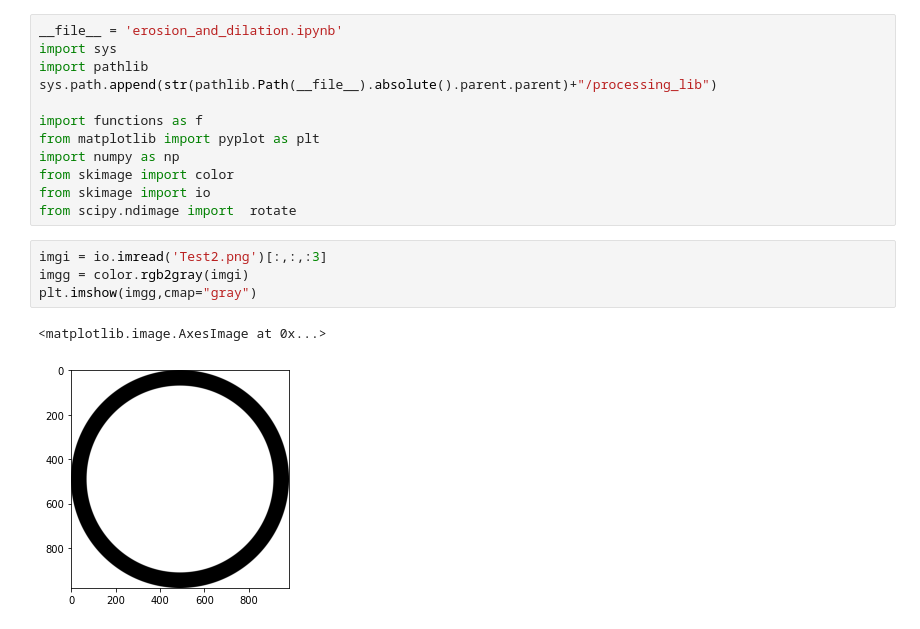
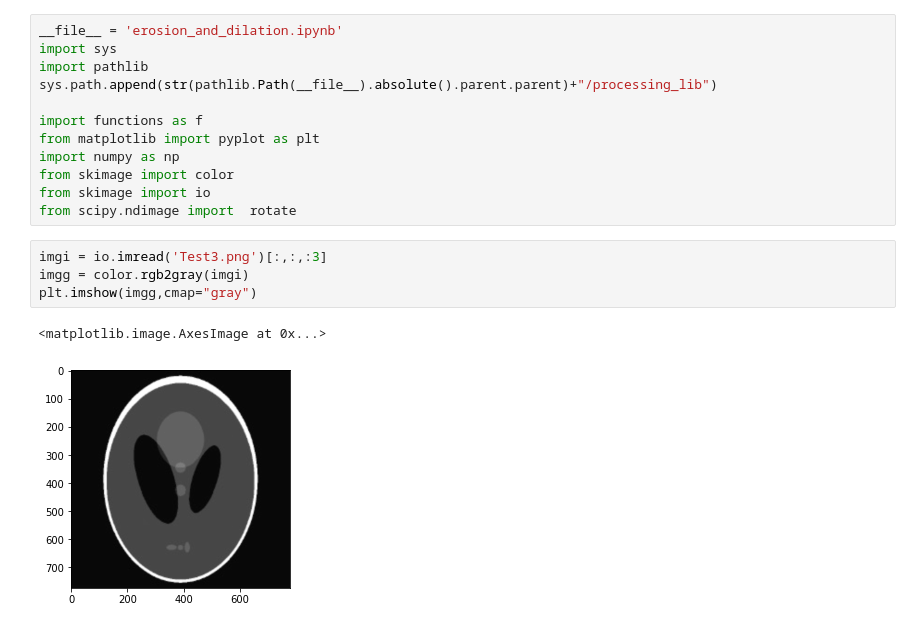
Before and after one commit to Friedrich-Jahns/Bildgebende-Verfahren_Programme, a Jupyter notebook: sinogramm/sinogramm.ipynb, the cells around one changed output. Saved outputs shown, nothing was run; the diff lists cells and outputs as text.

```diff
--- a/sinogramm/sinogramm.ipynb
+++ b/sinogramm/sinogramm.ipynb
@@ -11,9 +11,9 @@ from skimage import color
 from skimage import io
 from scipy.ndimage import  rotate
 # %%
-imgi = io.imread('Test2.png')[:,:,:3]
+imgi = io.imread('Test3.png')[:,:,:3]
 imgg = color.rgb2gray(imgi)
 plt.imshow(imgg,cmap="gray")
 # %% [output]
 <matplotlib.image.AxesImage at 0x...>
-[figure, old version]
+[figure, new version]
```
Also changed, not shown: parts of 3 cells of this notebook, 1 other file.
